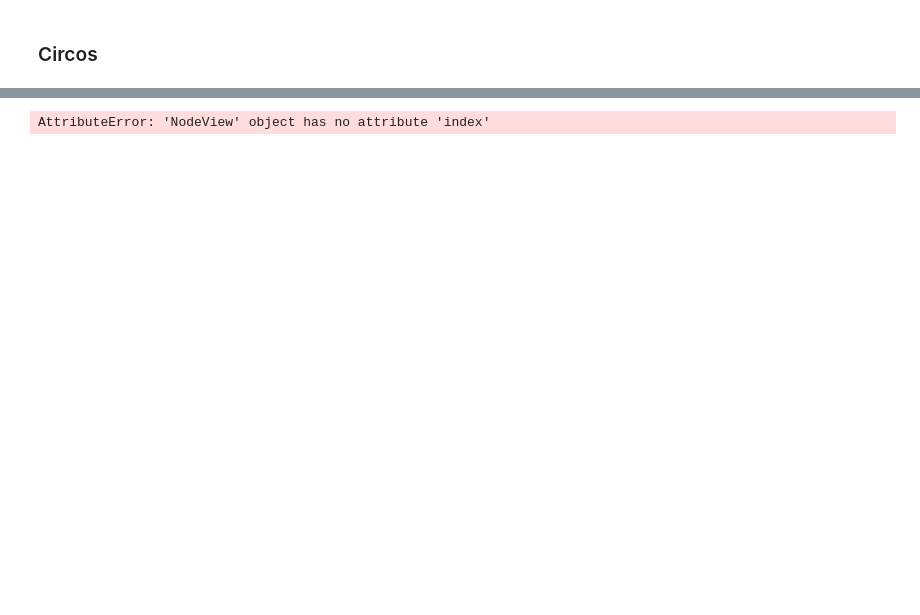
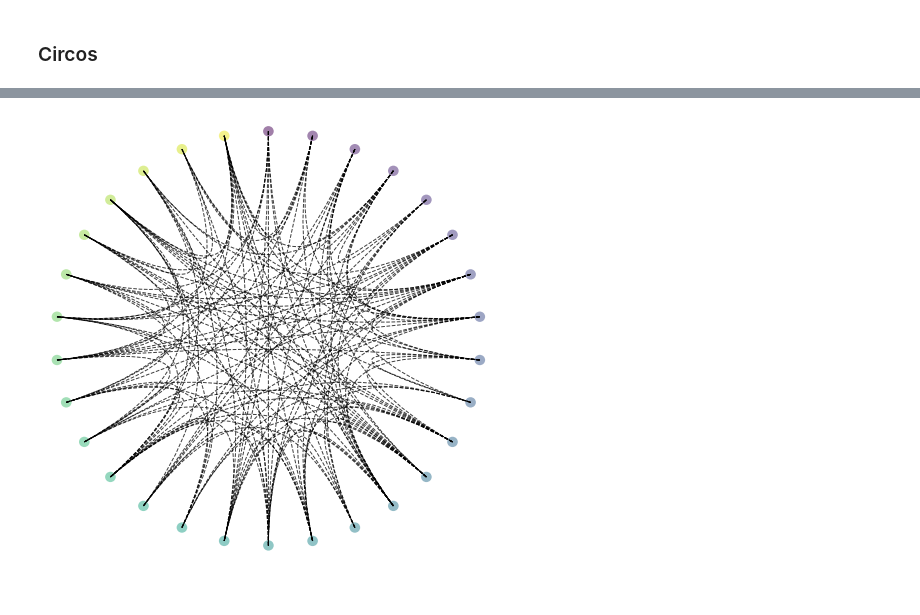
Before and after one commit to rodriguezmDNA/pyTools, a Jupyter notebook: notebooks/PyViz.ipynb, the cells around one changed output, grey strips where cells are left out. Saved outputs shown, nothing was run; the diff lists cells and outputs as text; code cells hidden in the pictures.

Commit message:
circos for network viz

```diff
--- a/notebooks/PyViz.ipynb
+++ b/notebooks/PyViz.ipynb
@@ -291,0 +272,6 @@ edgeprops = dict(edgecolor='orange', alpha=0.75, ls='--')
+# %%
+import networkx as nx
+import matplotlib.pyplot as plt
+er = nx.erdos_renyi_graph(30, 0.3)
+nx.draw(er)
+plt.show()
@@ -292,10 +280,16 @@ edgeprops = dict(edgecolor='orange', alpha=0.75, ls='--')
 # %%
-c = CircosPlot(nodes, edges, 10,
+from circos import CircosPlot
+nodes = list(er.nodes())
+edges = list(er.edges())
+
+nodeprops = dict(facecolor='red', alpha=0.5)
+edgeprops = dict(edgecolor='orange', alpha=0.75, ls='--')
+###
+c = CircosPlot(nodes, edges,10,
                nodecolor=plt.cm.viridis(np.arange(len(nodes)) / len(nodes)),
                edgecolor='black',
                edgeprops=edgeprops,
                nodeprops=nodeprops)
 c.draw()
 # %% [output]
-AttributeError: 'NodeView' object has no attribute 'index'
-[figure, old version]
+[figure, new version]
```
Also changed, not shown: parts of 4 cells of this notebook.
